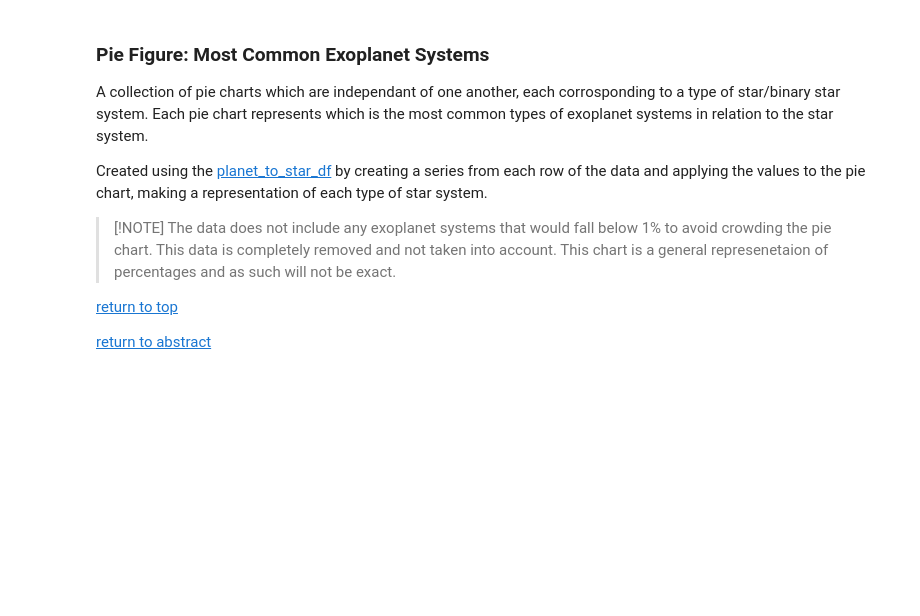
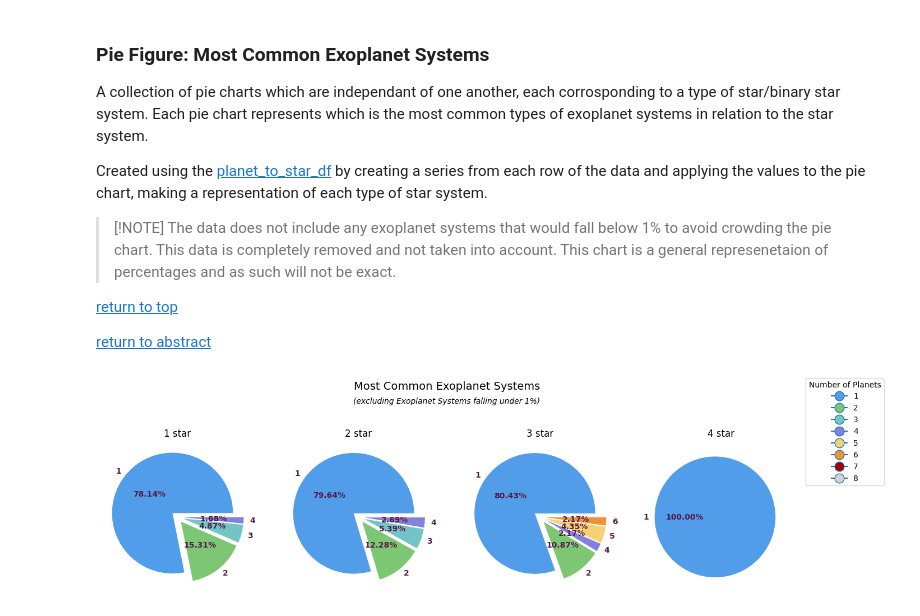
Before and after one commit to rachaellampardfrance/Exoplanetary_Systems, a Jupyter notebook: exoplanet_data.ipynb, the cells around one changed output. Cells and saved outputs as stored; diff of their text form; code cells hidden in the pictures; blank space fills up the shorter version.

```diff
--- a/exoplanet_data.ipynb
+++ b/exoplanet_data.ipynb
@@ -449,24 +502,27 @@ i = 0
 while i < axes:
     # get row of data from grouped (this will be in relation to star)
     star_system = planet_to_star_df.iloc[i]
-    # calculate what the 1% value is to leave off the pie chart (small data)
-    # we will represent this data in the log bar chart
+
+    # calculate the 1% value to leave remove from dataset (small data)
     less_1_percent = 0.01 * star_system.sum()
-    # drop all planet counts that are less than the 1%
-    # from the data we want to display
     star_system = star_system[star_system > less_1_percent]
     # get labels == planet count
     lables = star_system.index.values
     # explode wedges by data count
     explode = [0.1] * len(lables)
+
     # create a color map with only the labels in current data
+    # *************
+    # Author: ChatGPT
+    # Date: 2024
     colors = [planet_color_map[label] for label in star_system.index if label in planet_color_map]
+    # *************
 
     ax[i].pie(
         star_system,
         labels=lables,
         colors=colors,
-        autopct=lambda pct: '{:1.2f}%'.format(pct) if pct > 1 else'',
+        autopct='%1.2f%%',
         pctdistance=0.5,
         explode=explode,
         textprops={'color': text_colour, 'weight': 'bold'}
@@ -474,34 +530,40 @@ while i < axes:
 
     # systems_df.name makes sure that the right star count if printed out if there
     # was a missing star count i.e no 5 star systems but there was a 6 star system
     ax[i].set_title(
         f"{star_system.name} star",
     )
     i += 1
 
-# ChatGPT wrote this for me as I couldn't find/understand the handles documentation
+# *************
+# Author: ChatGPT
+# Date: 2024
+# ChatGPT wrote this for me as I struggled with the handles documentation
 handles = [
     plt.Line2D([0], [0],
     marker='o',
     markerfacecolor=planet_color_map[label],
     markersize=12) for label in planet_color_map.keys()
 ]
+# *************
 
 # create legend with corrosponding colours for
 # planet counts and colours
 fig.legend(
     handles,
     planet_color_map.keys(),
     title="Number of Planets",
     loc=1,
 )
 
 fig_title = "Most Common Exoplanet Systems"
 fig_under_title = "(excluding Exoplanet Systems falling under 1%)"
 fig.text(0.51, 0.95, fig_title, size=14, horizontalalignment='center')
 fig.text(0.51, 0.9, fig_under_title, size=10, horizontalalignment='center', fontstyle='italic')
 
 fig.savefig("most_common_exoplanet_systems.png")
+# %% [output]
+[figure, added]
 # %% [markdown]
 <a id='conclusion'></a>
 
```
Also changed, not shown: parts of 14 cells of this notebook.
